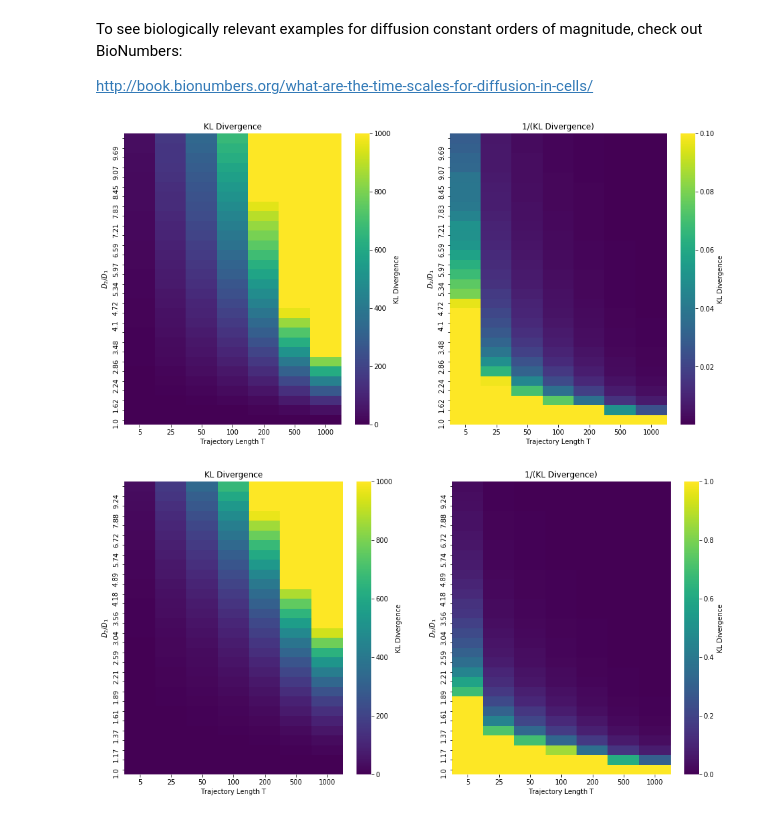
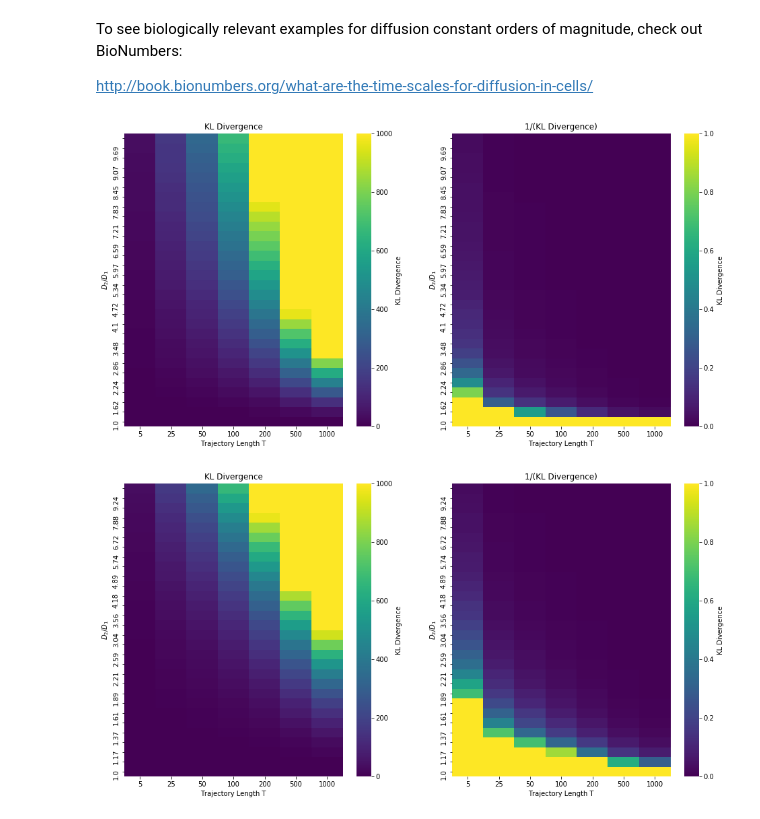
Before and after one commit to AllenCellModeling/diffusive_distinguishability, a Jupyter notebook: diffusive_distinguishability/ndim_diffusion_analysis_tutorial.ipynb, the cells around one changed output. Drawn from its saved outputs; the diff is of its cells as text; code cells hidden in the pictures.

```diff
--- a/diffusive_distinguishability/ndim_diffusion_analysis_tutorial.ipynb
+++ b/diffusive_distinguishability/ndim_diffusion_analysis_tutorial.ipynb
@@ -108,10 +109,10 @@ KLdf_lin = hd.fill_heatmap_gen(n_dim=2, d_const=d_const1, mult_list=mult_list, n
 # %%
 # and plot that df as a heatmap of KL divergence values, and the log of the KL divergence values
 max1 = 1000
-max2 = 0.1
+max2 = 1
 hd.plot_df_results(df1=KLdf_lin, df2=1/KLdf_lin, n_round=2, n_ticks=12, size=8, title1=t1, title2=t2, x_lab=x_lab, y_lab=y_lab, title='KL_lin_cut1000', vmax1 = max1, vmax2 = max2)
 # %% [output]
-[figure, old version]
+[figure, new version]
 # %%
 # get logscaled version of diffusion constant axis
 mult_list = np.logspace(np.log10(Mmin), np.log10(Mmax), numM)
```
Also changed, not shown: parts of 1 cell of this notebook.
